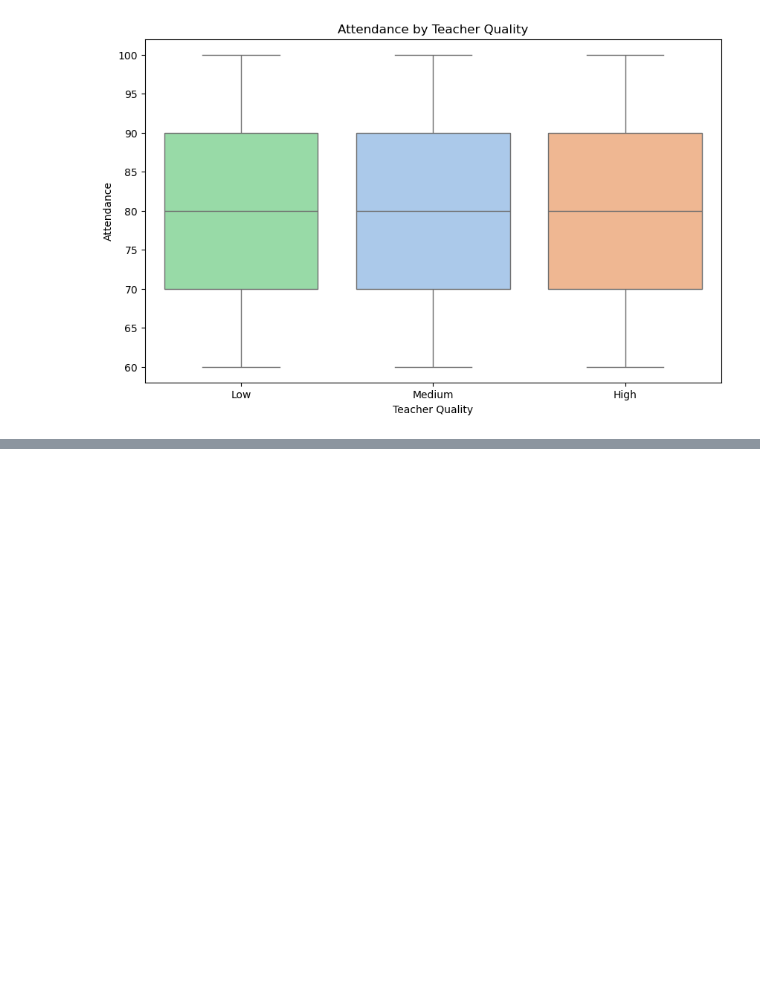
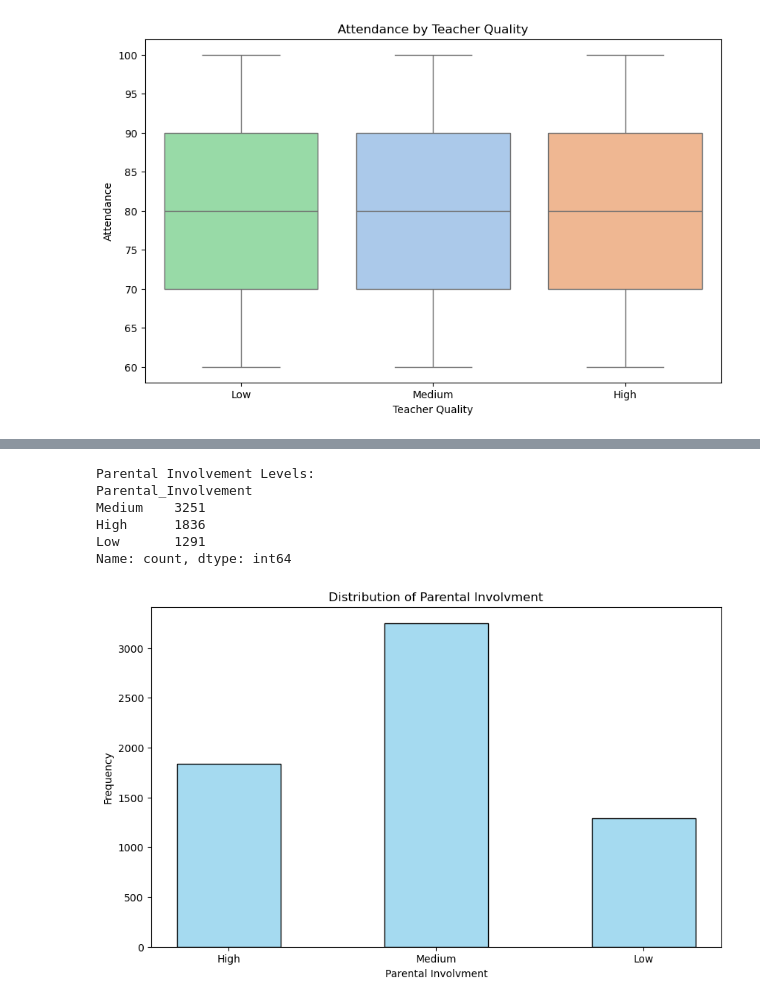
Before and after one commit to robinmoon2/AI_Application_HY, a Jupyter notebook: Data Analysis/DataAnalysisTH.ipynb, the cells around one changed output, grey strips where cells are left out. Cells and saved outputs as stored; diff of their text form; code cells hidden in the pictures; blank space fills up the shorter version.

```diff
--- a/Data Analysis/DataAnalysisTH.ipynb
+++ b/Data Analysis/DataAnalysisTH.ipynb
@@ -257,0 +265,18 @@ plt.show()
+# %%
+print("Parental Involvement Levels:")
+print(df['Parental_Involvement'].value_counts())
+
+plt.figure(figsize=(10, 6))
+sns.histplot(df['Parental_Involvement'], shrink = 0.5, color='skyblue')
+plt.title('Distribution of Parental Involvment')
+plt.xlabel('Parental Involvment')
+plt.ylabel('Frequency')
+plt.show()
+# %% [output]
+Parental Involvement Levels:
+Parental_Involvement
+Medium    3251
+High      1836
+Low       1291
+Name: count, dtype: int64
+[figure, added]
```
Also changed, not shown: parts of 14 cells of this notebook, 1 other file.
